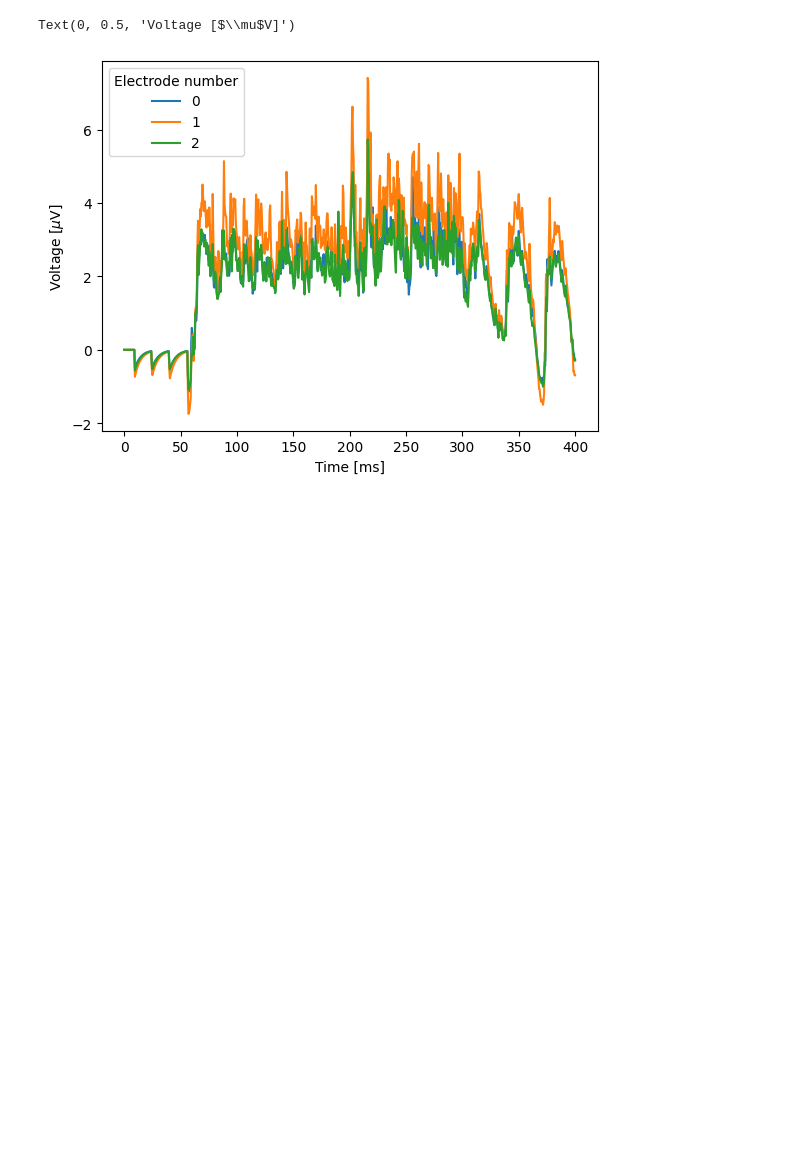
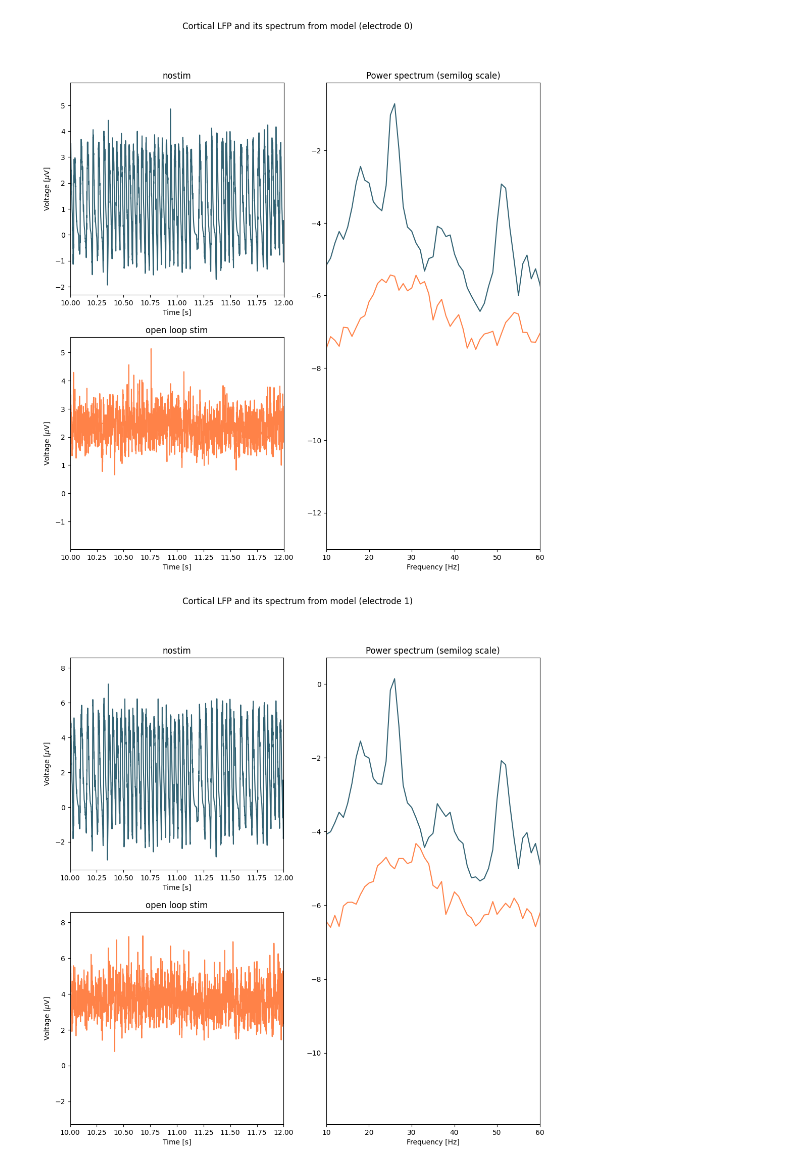
Before and after one commit to silvanx/FlemingModelResultAnalysis, a Jupyter notebook: ctx_lfp.ipynb, the cells around one changed output. Drawn from its saved outputs; the diff is of its cells as text; code cells hidden in the pictures; blank space fills up the shorter version.

```diff
--- a/ctx_lfp.ipynb
+++ b/ctx_lfp.ipynb
@@ -109,12 +57,0 @@ for y_e in electrode_y:
-# %%
-legend = []
-plt.figure()
-for i, elfp in enumerate(electrode_lfp):
-    plt.plot(tt, elfp)
-    legend.append(i)
-plt.legend(legend, title="Electrode number")
-plt.xlabel("Time [ms]")
-plt.ylabel("Voltage [$\mu$V]")
-# %% [output]
-Text(0, 0.5, 'Voltage [$\\mu$V]')
-[figure, removed]
@@ -120,0 +68,55 @@ Text(0, 0.5, 'Voltage [$\\mu$V]')
+# %%
+tt_open, electrode_lfp_open = u.compute_cortical_lfp(
+    ctx_lfp_dir_open,
+    interneuron_lfp_dir_open,
+    electrode_y,
+    position_ctx,
+    position_int,
+    excluded_radius,
+    sigma,
+    )
+# %%
+tt = np.loadtxt("../../Cortex_BasalGanglia_DBS_model/burst_times_1.txt", delimiter=",")
+aa = np.loadtxt("../../Cortex_BasalGanglia_DBS_model/burst_level_1.txt", delimiter=",")
+stt, modulation_signal = u.burst_txt_to_signal(tt, aa, 10_000, 16_000, 0.01)
+# %%
+s = 10
+e = 12
+
+show_modulation = False
+
+for i in range(electrode_count):
+    fig = plt.figure(figsize=(12, 12))
+    ax_voltage_nostim = fig.add_subplot(2, 2, 1)
+    ax_voltage_stim = fig.add_subplot(2, 2, 3, sharex=ax_voltage_nostim)
+    ax_spectrum = fig.add_subplot(1, 2, 2)
+
+    elfp = electrode_lfp_zero[i]
+    ax_voltage_nostim.plot(tt_zero / 1000, elfp, color=colors["nostim"])
+    f, pxx = signal.welch(elfp[tt_zero >= 10_000], fs=2000, window="hamming", nperseg=2000)
+    ax_spectrum.plot(f, np.log(pxx), color=colors["nostim"])
+    if show_modulation:
+        ax_voltage_nostim.plot(stt / 1000, modulation_signal + np.mean(elfp[tt_zero >= 10_000]), color=colors["modulation"])
+    ax_voltage_nostim.set_xlim([s, e])
+    ax_voltage_nostim.set_xlabel("Time [s]")
+    ax_voltage_nostim.set_ylabel("Voltage [$\mu$V]")
+    ax_voltage_nostim.set_title("nostim")
+
+    elfp = electrode_lfp_open[i]
+    ax_voltage_stim.plot(tt_open / 1000, elfp, color=colors["stim"])
+    f, pxx = signal.welch(elfp[tt_zero >= 10_000], fs=2000, window="hamming", nperseg=2000)
+    ax_spectrum.plot(f, np.log(pxx), color=colors["stim"])
+    if show_modulation:
+        ax_voltage_stim.plot(stt / 1000, modulation_signal + np.mean(elfp[tt_open >= 10_000]), color=colors["modulation"])
+    ax_voltage_stim.set_xlim([s, e])
+    ax_voltage_stim.set_xlabel("Time [s]")
+    ax_voltage_stim.set_ylabel("Voltage [$\mu$V]")
+    ax_voltage_stim.set_title("open loop stim")
+
+    ax_spectrum.set_title("Power spectrum (semilog scale)")
+    ax_spectrum.set_xlim([10, 60])
+    ax_spectrum.set_xlabel("Frequency [Hz]")
+    fig.suptitle(f"Cortical LFP and its spectrum from model (electrode {i})")
+# %% [output]
+[figure, added]
+[figure, added]
```
Also changed, not shown: parts of 28 cells of this notebook, 1 other file.
